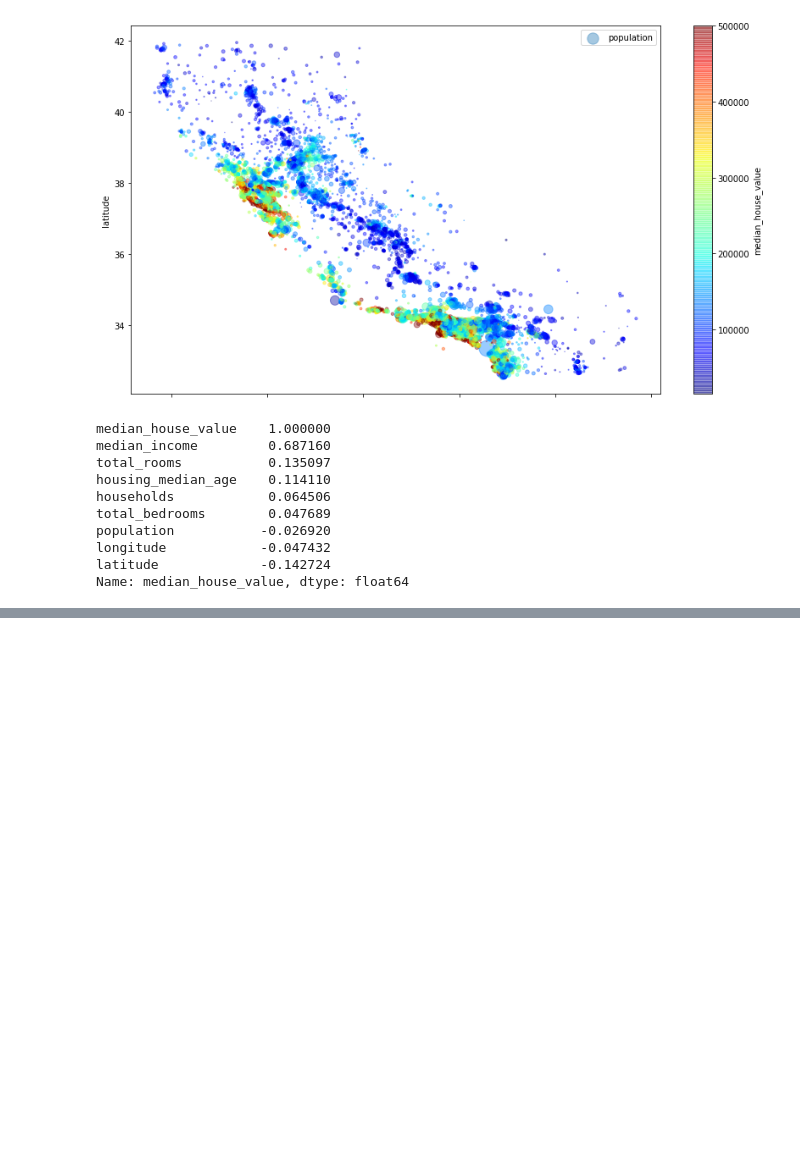
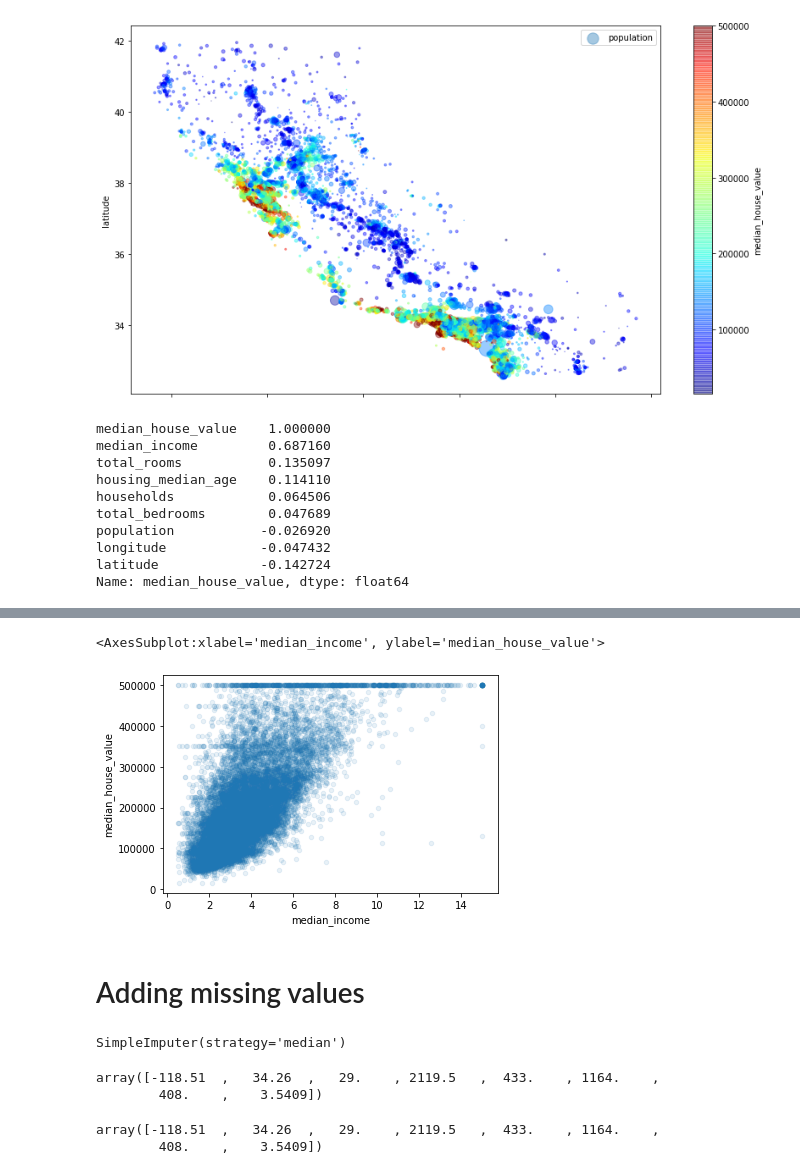
Before and after one commit to javivera/MachineLearning-Projects, a Jupyter notebook: Housing Price Prediction/Housing Price.ipynb, the cells around one changed output, grey strips where cells are left out. Drawn from its saved outputs; the diff is of its cells as text; code cells hidden in the pictures; blank space fills up the shorter version.

```diff
--- a/Housing Price Prediction/Housing Price.ipynb
+++ b/Housing Price Prediction/Housing Price.ipynb
@@ -165,0 +192,7 @@ Name: median_house_value, dtype: float64
+# %%
+# Seems like the most important attribute to predict median house value is the median income so lets take a look
+
+housing.plot(kind="scatter", x="median_income", y="median_house_value", alpha=0.1)
+# %% [output]
+<AxesSubplot:xlabel='median_income', ylabel='median_house_value'>
+[figure, added]
@@ -165,0 +204,31 @@ Name: median_house_value, dtype: float64
+# %% [markdown]
+# Adding missing values
+# %%
+# Lets complete missing values from total bedrooms with the median
+# For this sklearn has a tool.
+# We use this tools since we dont know when the system goes live what attributes are going to be incomplete
+# With imputer we ll always fill with the median any missing values
+
+from sklearn.impute import SimpleImputer
+imputer = SimpleImputer(strategy="median")
+
+# Since imputer only works with numbers we need to prepare it
+housing_num = housing.drop("ocean_proximity", axis=1)
+
+imputer.fit(housing_num)
+# %% [output]
+SimpleImputer(strategy='median')
+# %%
+#Imputer computed the median of each attribute and stored it in statistics_
+
+imputer.statistics_
+# %% [output]
+array([-118.51  ,   34.26  ,   29.    , 2119.5   ,  433.    , 1164.    ,
+        408.    ,    3.5409])
+# %%
+housing_num.median().values
+
+#As we can observe imputer computed correctly
+# %% [output]
+array([-118.51  ,   34.26  ,   29.    , 2119.5   ,  433.    , 1164.    ,
+        408.    ,    3.5409])
```
Also changed, not shown: parts of 22 cells of this notebook.
